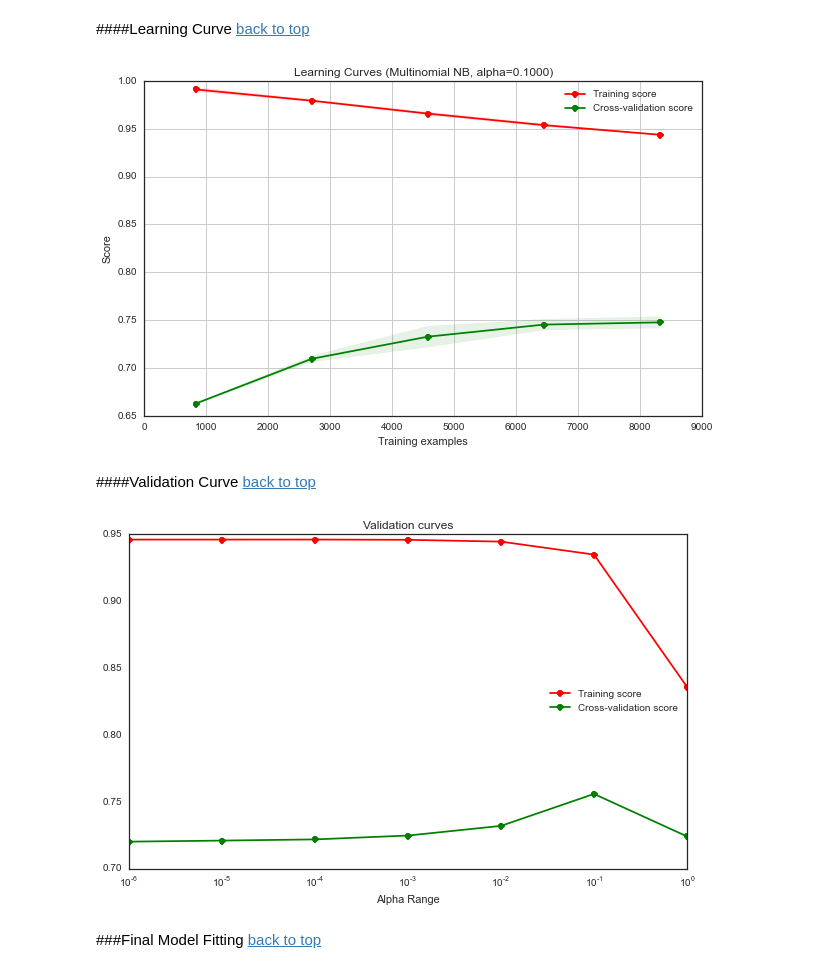
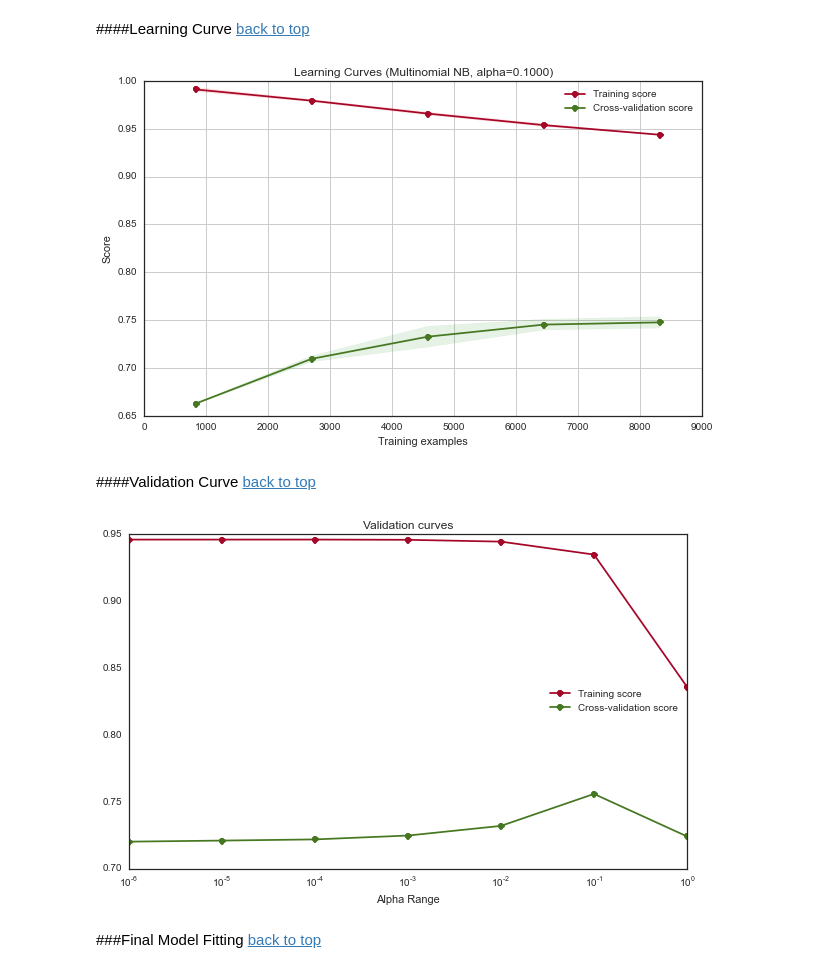
Before and after one commit to jthang/DataScienceLab, a Jupyter notebook: machine_learning/naive_bayes.ipynb, the cells around one changed output. Drawn from its saved outputs; the diff is of its cells as text; code cells hidden in the pictures.

```diff
--- a/machine_learning/naive_bayes.ipynb
+++ b/machine_learning/naive_bayes.ipynb
@@ -273,8 +287,8 @@ def LearningCurve(model, title, X, y):
                      train_scores_mean + train_scores_std, alpha=0.1,color="r")
     plt.fill_between(train_sizes, test_scores_mean - test_scores_std,
                      test_scores_mean + test_scores_std, alpha=0.1, color="g")
-    plt.plot(train_sizes, train_scores_mean, 'o-', color="r",label="Training score")
-    plt.plot(train_sizes, test_scores_mean, 'o-', color="g",label="Cross-validation score")
+    plt.plot(train_sizes, train_scores_mean, 'o-', color=colors[1],label="Training score")
+    plt.plot(train_sizes, test_scores_mean, 'o-', color=colors[3],label="Cross-validation score")
     plt.title(title)
     plt.legend(loc="best")
     return plt
@@ -288,31 +302,31 @@ title = "Learning Curves (Multinomial NB, alpha=%.4f)" % (alpha)
 
 LearningCurve(estimator, title, X_train, y_train);
 # %% [output]
-[figure, old version]
+[figure, new version]
 # %% [markdown]
 ####Validation Curve
 [back to top](#contents)
 # %%
 from sklearn.learning_curve import validation_curve
 
 alpha_range = np.logspace(-6, 0, 7)
 
 train_scores, validation_scores = validation_curve(MultinomialNB(),
                                                    X_train,
                                                    y_train,
                                                    'alpha',
                                                    alpha_range,
                                                    cv=5,
                                                    n_jobs=-1
                                                    )
 
-plt.semilogx(alpha_range, train_scores.mean(axis=1), 'o-', color="r", label='Training score')
-plt.semilogx(alpha_range, validation_scores.mean(axis=1), 'o-', color="g", label='Cross-validation score')
+plt.semilogx(alpha_range, train_scores.mean(axis=1), 'o-', color=colors[1], label='Training score')
+plt.semilogx(alpha_range, validation_scores.mean(axis=1), 'o-', color=colors[3], label='Cross-validation score')
 plt.legend(loc='best')
 plt.xlabel("Alpha Range")
 _ = plt.title('Validation curves');
 # %% [output]
-[figure, old version]
+[figure, new version]
 # %% [markdown]
 ###Final Model Fitting
 [back to top](#contents)
```
Also changed, not shown: parts of 10 cells of this notebook.
